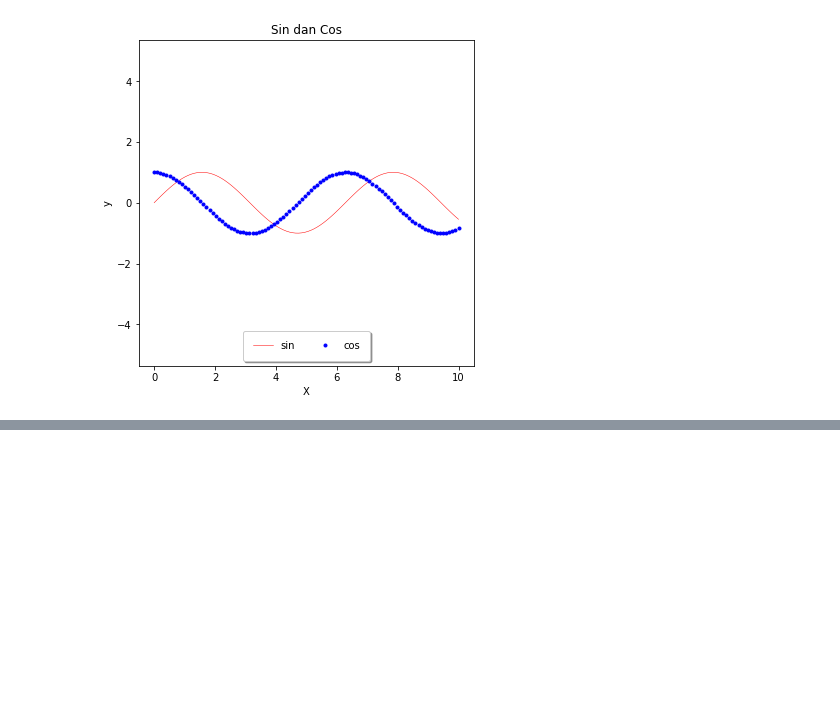
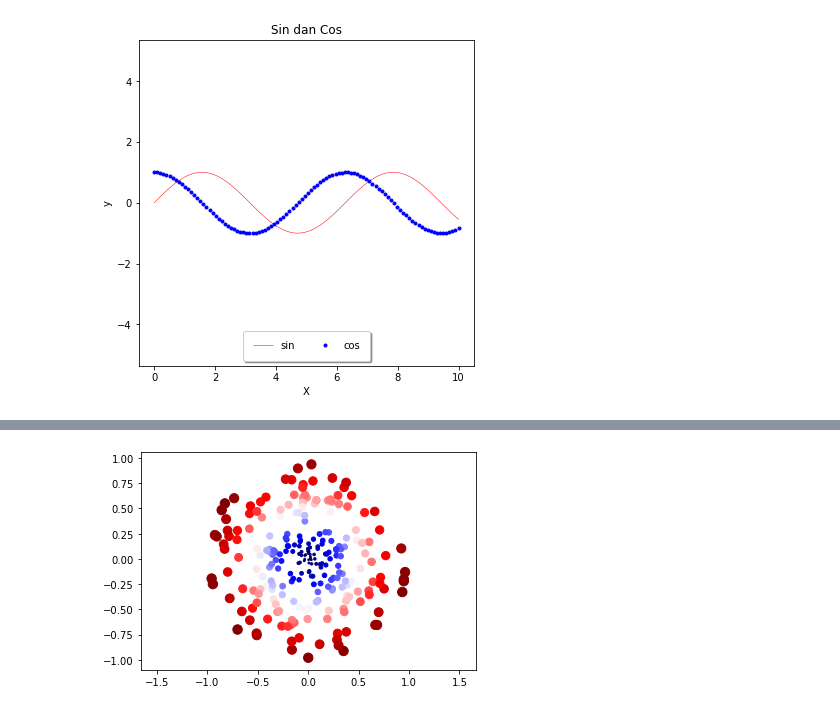
Before and after one commit to oyputra/supervised-learning, a Jupyter notebook: 03 - Matplotlib Intro/Part 1 - Matplotlib.ipynb, the cells around one changed output, grey strips where cells are left out. Cells and saved outputs as stored; diff of their text form; code cells hidden in the pictures; blank space fills up the shorter version.

```diff
--- a/03 - Matplotlib Intro/Part 1 - Matplotlib.ipynb
+++ b/03 - Matplotlib Intro/Part 1 - Matplotlib.ipynb
@@ -82,0 +111,5 @@ ax.legend(loc='lower center', ncol=2, shadow=True, borderpad=1)
+# %%
+plt.scatter(X, y, c=rad, s=rad*90, cmap='seismic')
+plt.axis("equal");
+# %% [output]
+[figure, added]
```
Also changed, not shown: parts of 4 cells of this notebook.
